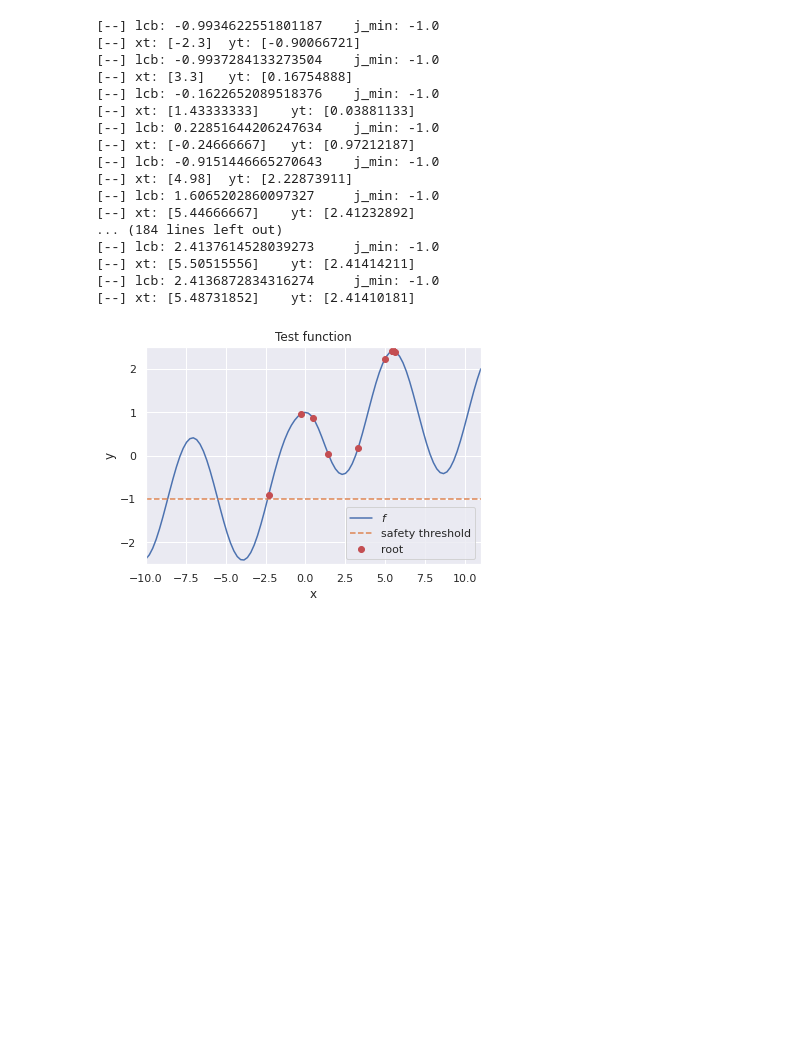
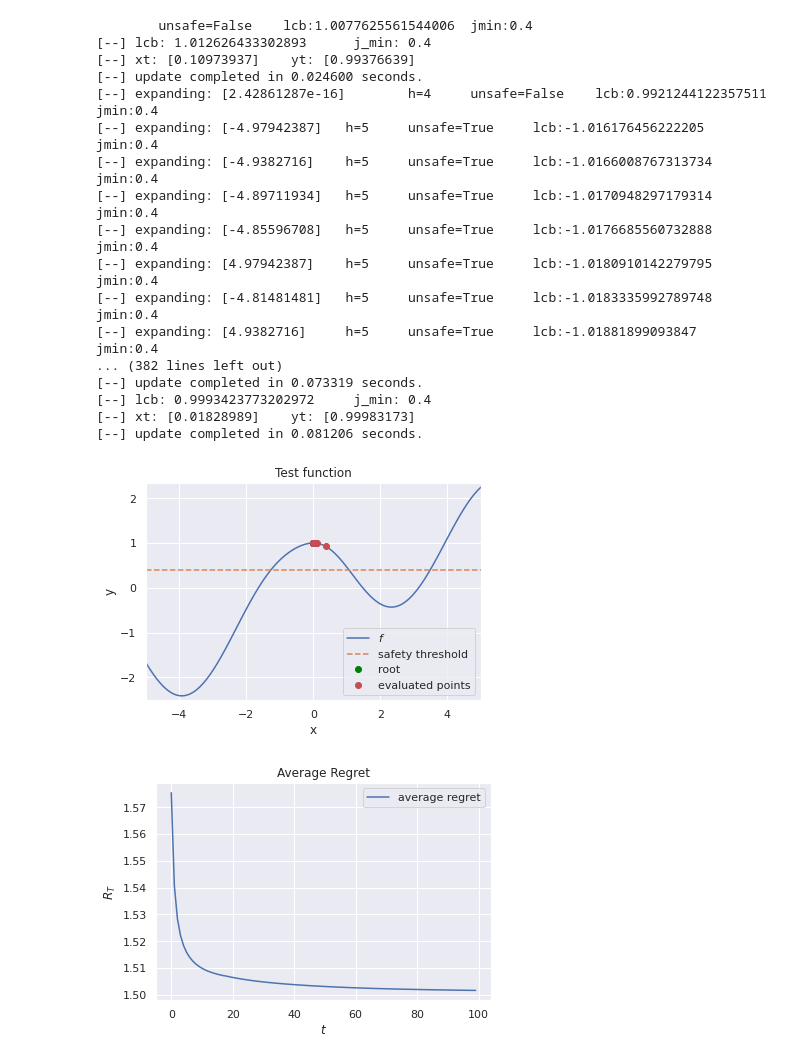
Before and after one commit to Akatsuki96/adabkb, a Jupyter notebook: notebooks/SafeAdaBKB_examples.ipynb, the cells around one changed output. Saved outputs shown, nothing was run; the diff lists cells and outputs as text; code cells hidden in the pictures; blank space fills up the shorter version.

```diff
--- a/notebooks/SafeAdaBKB_examples.ipynb
+++ b/notebooks/SafeAdaBKB_examples.ipynb
@@ -39,46 +52,56 @@ plot_fun(points)
 # %%
-N = 15
+N = 3
 sigma = 1.0
 lam = 1e-5
 gfun = lambda x: 1/sigma * x
-v_1 = N
+v_1 = np.sqrt(N)
 rho = 1/N
 kernel = RBF(sigma)
-search_space = np.array([-10.0, 11.0]).reshape(-1, 2)
+
+lims = [-5.0, 5.0]
+search_space = np.array(lims).reshape(-1, 2)
 budget = 100
-h_max = 5
+h_max = 7
 t = 0
-
+print("[--] jmin: {}".format(jmin))
 options = OptimizerOptions(gfun, v_1 = v_1, rho=rho, lam=lam, noise_var = lam**2,\
          delta=1e-5,
          qbar= 3,
-         jmin=jmin)
+         jmin=jmin,
+         verbose=True)
 opt = SafeAdaBKB(kernel, options)
+fun_max = 2.5
+avg_reg = []
 opt.initialize(f, search_space, N, budget, h_max)
 while t < budget:
     xt, node_idx = opt.step()
     yt = f(xt)
+    avg_reg.append(fun_max - yt)
     print("[--] xt: {}\t yt: {}".format(xt,yt))
     points.append(xt[0])
     opt.update_model(node_idx, yt)
     t+=1
-plot_fun(points)
+avg_reg = np.cumsum(avg_reg)
+avg_reg = [avg_reg[t]/(t+1) for t in range(len(avg_reg))]
+plot_fun(f, points, lims)
+plot_average_regret(avg_reg)
 # %% [output]
-[--] lcb: -0.9934622551801187    j_min: -1.0
-[--] xt: [-2.3]  yt: [-0.90066721]
-[--] lcb: -0.9937284133273504    j_min: -1.0
-[--] xt: [3.3]   yt: [0.16754888]
-[--] lcb: -0.1622652089518376    j_min: -1.0
-[--] xt: [1.43333333]    yt: [0.03881133]
-[--] lcb: 0.22851644206247634    j_min: -1.0
-[--] xt: [-0.24666667]   yt: [0.97212187]
-[--] lcb: -0.9151446665270643    j_min: -1.0
-[--] xt: [4.98]  yt: [2.22873911]
-[--] lcb: 1.6065202860097327     j_min: -1.0
-[--] xt: [5.44666667]    yt: [2.41232892]
-... (184 lines left out)
-[--] lcb: 2.4137614528039273     j_min: -1.0
-[--] xt: [5.50515556]    yt: [2.41414211]
-[--] lcb: 2.4136872834316274     j_min: -1.0
-[--] xt: [5.48731852]    yt: [2.41410181]
+        unsafe=False    lcb:1.0077625561544006  jmin:0.4
+[--] lcb: 1.012626433302893      j_min: 0.4
+[--] xt: [0.10973937]    yt: [0.99376639]
+[--] update completed in 0.024600 seconds.
+[--] expanding: [2.42861287e-16]        h=4     unsafe=False    lcb:0.9921244122357511  jmin:0.4
+[--] expanding: [-4.97942387]   h=5     unsafe=True     lcb:-1.016176456222205  jmin:0.4
+[--] expanding: [-4.9382716]    h=5     unsafe=True     lcb:-1.0166008767313734 jmin:0.4
+[--] expanding: [-4.89711934]   h=5     unsafe=True     lcb:-1.0170948297179314 jmin:0.4
+[--] expanding: [-4.85596708]   h=5     unsafe=True     lcb:-1.0176685560732888 jmin:0.4
+[--] expanding: [4.97942387]    h=5     unsafe=True     lcb:-1.0180910142279795 jmin:0.4
+[--] expanding: [-4.81481481]   h=5     unsafe=True     lcb:-1.0183335992789748 jmin:0.4
+[--] expanding: [4.9382716]     h=5     unsafe=True     lcb:-1.01881899093847   jmin:0.4
+... (382 lines left out)
+[--] update completed in 0.073319 seconds.
+[--] lcb: 0.9993423773202972     j_min: 0.4
+[--] xt: [0.01828989]    yt: [0.99983173]
+[--] update completed in 0.081206 seconds.
-[figure, old version]
+[figure, new version]
+[figure, added]
```
Also changed, not shown: parts of 3 cells of this notebook, 4 other files.
